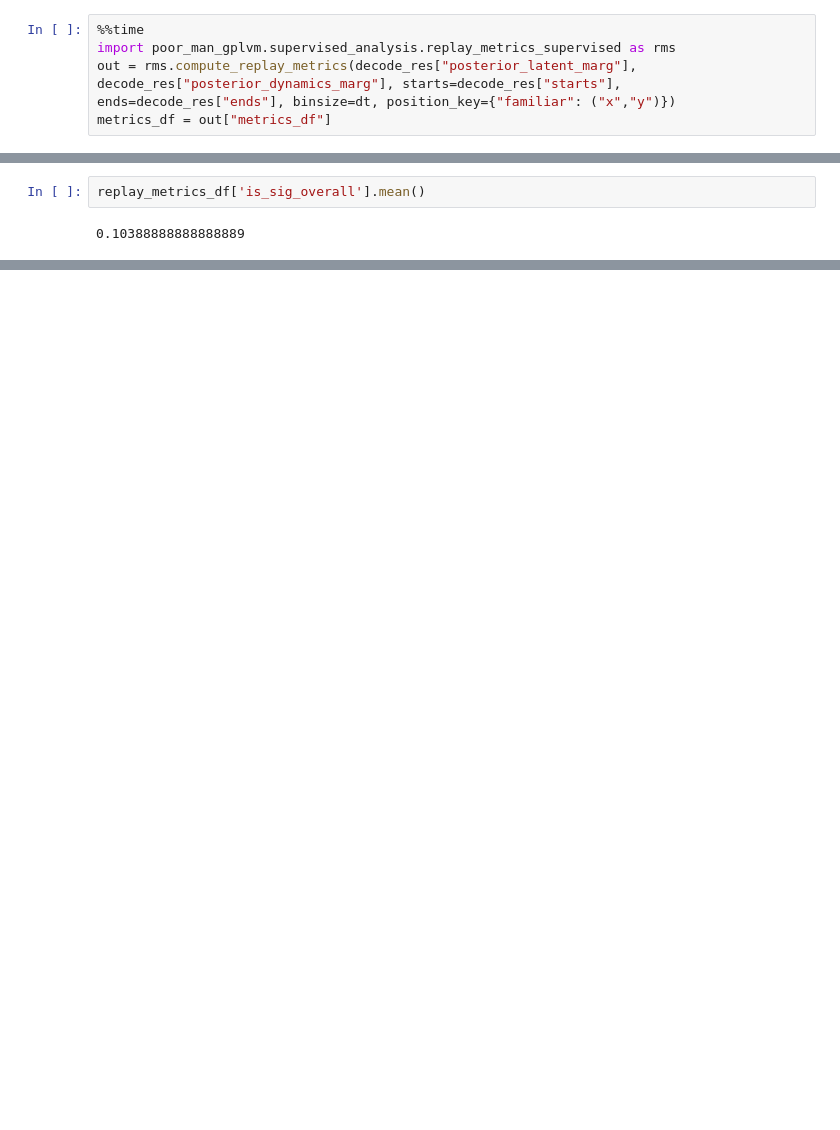
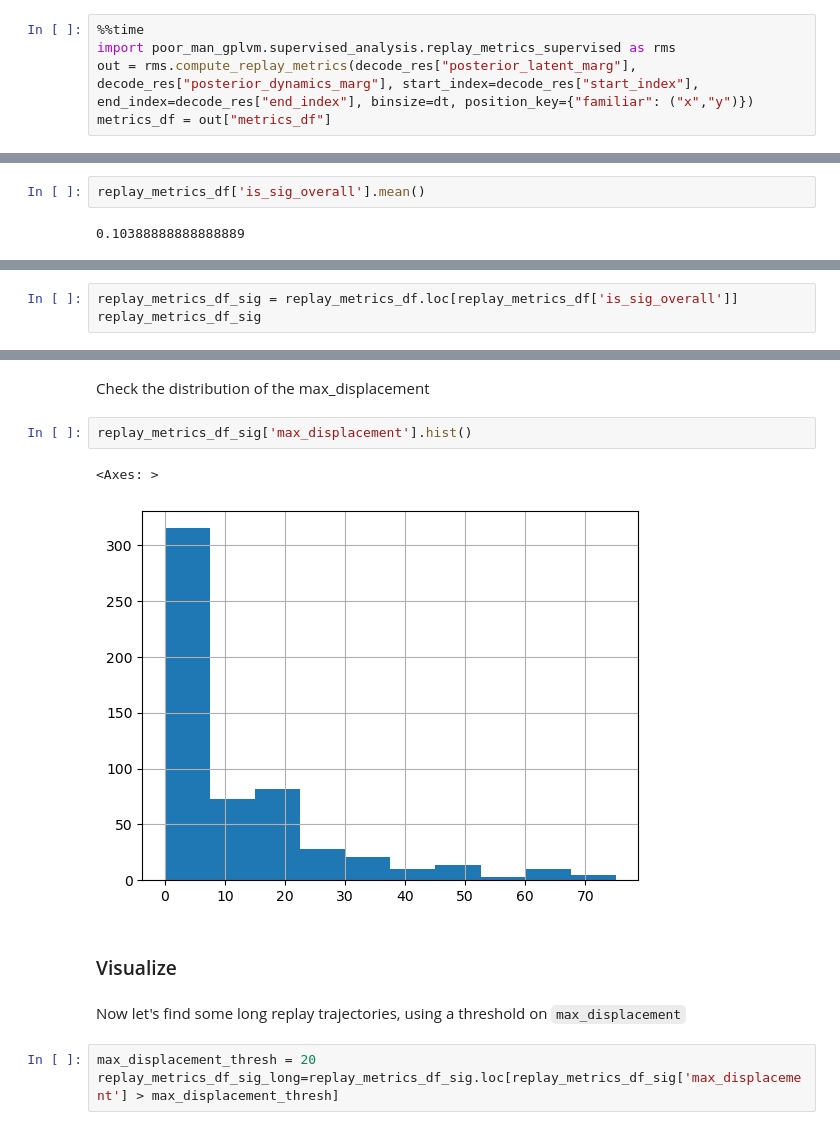
Before and after one commit to samdeoxys1/poor-man-GPLVM, a Jupyter notebook: tutorials/Supervised Replay Analysis via state-space decoding.ipynb, the cells around one changed output, grey strips where cells are left out. Cells and saved outputs as stored; diff of their text form; blank space fills up the shorter version.

```diff
--- a/tutorials/Supervised Replay Analysis via state-space decoding.ipynb
+++ b/tutorials/Supervised Replay Analysis via state-space decoding.ipynb
@@ -446,6 +475,6 @@ In our experience, replays of long trajectories are best selected by setting a t
 # %%
 %%time
 import poor_man_gplvm.supervised_analysis.replay_metrics_supervised as rms
-out = rms.compute_replay_metrics(decode_res["posterior_latent_marg"], decode_res["posterior_dynamics_marg"], starts=decode_res["starts"], ends=decode_res["ends"], binsize=dt, position_key={"familiar": ("x","y")})
+out = rms.compute_replay_metrics(decode_res["posterior_latent_marg"], decode_res["posterior_dynamics_marg"], start_index=decode_res["start_index"], end_index=decode_res["end_index"], binsize=dt, position_key={"familiar": ("x","y")})
 metrics_df = out["metrics_df"]
 # %% [output]
@@ -471,0 +505,3 @@ replay_metrics_df['is_sig_overall'].mean()
+# %%
+replay_metrics_df_sig = replay_metrics_df.loc[replay_metrics_df['is_sig_overall']]
+replay_metrics_df_sig
@@ -471,0 +522,14 @@ replay_metrics_df['is_sig_overall'].mean()
+# %% [markdown]
+Check the distribution of the max_displacement
+# %%
+replay_metrics_df_sig['max_displacement'].hist()
+# %% [output]
+<Axes: >
+[figure, added]
+# %% [markdown]
+### Visualize
+# %% [markdown]
+Now let's find some long replay trajectories, using a threshold on `max_displacement`
+# %%
+max_displacement_thresh = 20
+replay_metrics_df_sig_long=replay_metrics_df_sig.loc[replay_metrics_df_sig['max_displacement'] > max_displacement_thresh]
```
Also changed, not shown: parts of 12 cells of this notebook.
